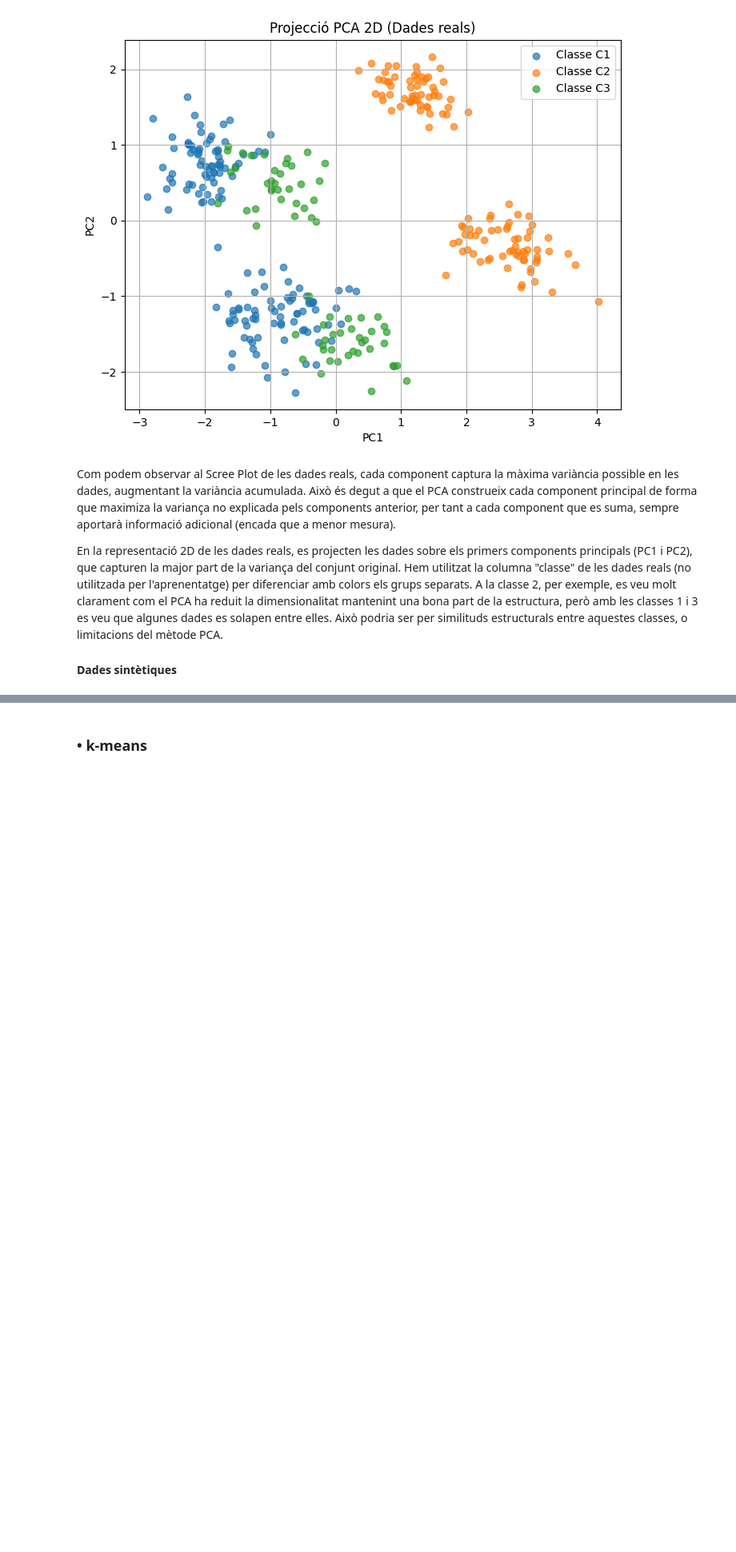
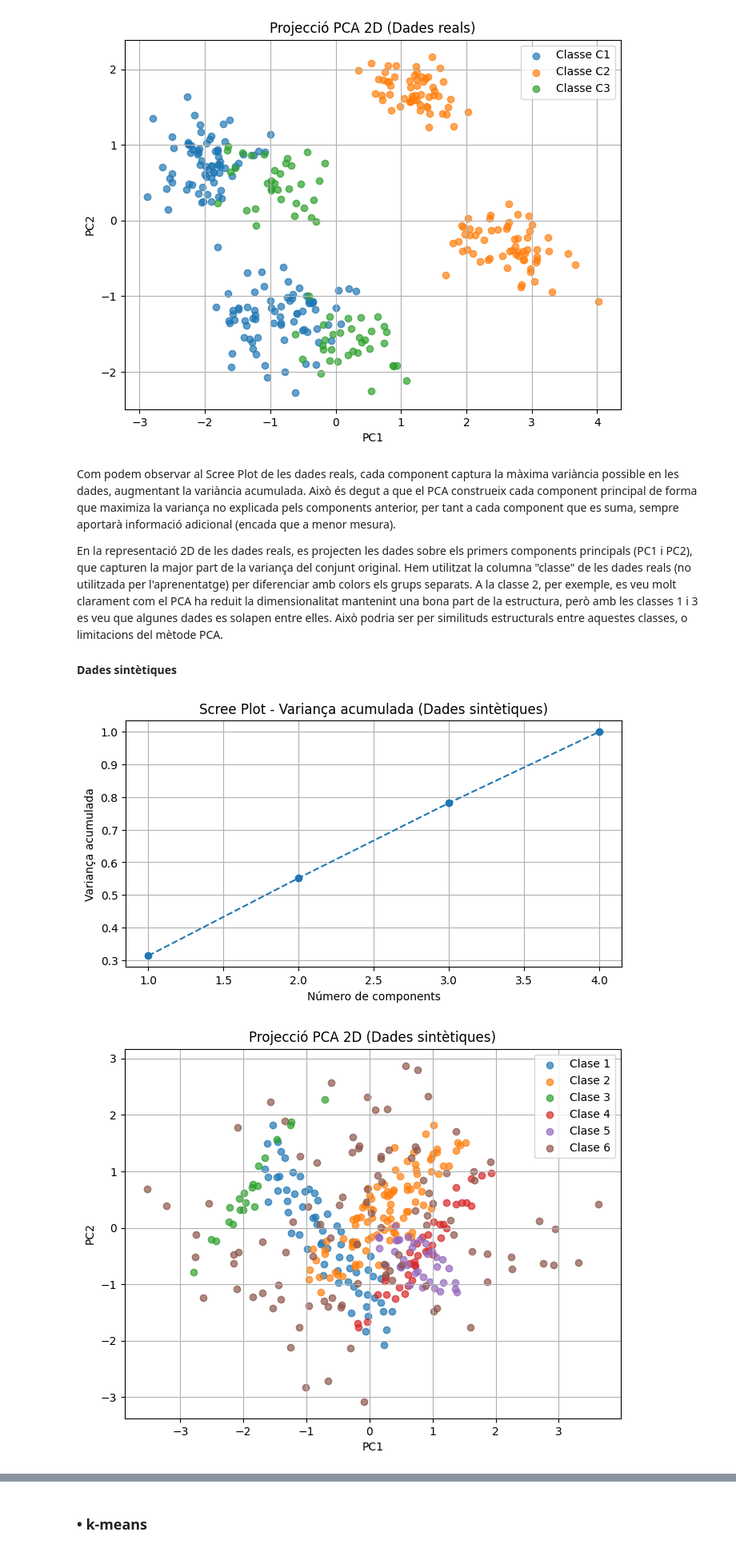
Before and after one commit to angelacn/Practica2AAMD, a Jupyter notebook: A2-Group_Y-Philippe_Lemoine-Angela_Carrillo.ipynb, the cells around one changed output, grey strips where cells are left out. Shown at 80% size. Cells and saved outputs as stored; diff of their text form; code cells hidden in the pictures; blank space fills up the shorter version.

```diff
--- a/A2-Group_Y-Philippe_Lemoine-Angela_Carrillo.ipynb
+++ b/A2-Group_Y-Philippe_Lemoine-Angela_Carrillo.ipynb
@@ -58,20 +54,18 @@ PCA és una tècnica que redueix la dimensionalitat de les dades, i projecta les
 #### Dades reals
 # %%
-x_real = df_real.copy()
+x_real = df_real_scaled.copy()
 
 # Classe i localització de les dades reals per després fer la visualització de dades
 y_real = df_real_og['Class']
 loc_real = df_real_og['Location']
 
-
-
 # Apliquem PCA
-pca_real = PCA()
-x_real_pca = pca_real.fit_transform(x_real_scaled)
+pca = PCA()
+x_real_pca = pca.fit_transform(x_real)
 
 # Scree plot de la variància acumulada
 plt.figure(figsize=(8, 4))
-plt.plot(range(1, len(pca_real.explained_variance_ratio_)+1), pca_real.explained_variance_ratio_.cumsum(), marker='o', linestyle='--')
+plt.plot(range(1, len(pca.explained_variance_ratio_)+1), pca.explained_variance_ratio_.cumsum(), marker='o', linestyle='--')
 plt.title('Scree Plot - Variància acumulada (Dades reals)')
 plt.xlabel('Número de components')
 plt.ylabel('Variància acumulada')
@@ -101,38 +95,36 @@ A la classe 2, per exemple, es veu molt clarament com el PCA ha reduit la dimens
 
 #### Dades sintètiques
 # %%
-x_synthetic = df_synthetic.copy()
+x_synthetic = df_syn_scaled.copy()
 
 # Classe per visualitzar
 y_synthetic = df_synthetic_og['class']
 
-
-
 # PCA
-pca_syn = PCA()
-X_syn_pca = pca_syn.fit_transform(X_syn_scaled)
+x_syn_pca = pca.fit_transform(x_synthetic)
 
 # Scree plot
 plt.figure(figsize=(8, 4))
-plt.plot(range(1, len(pca_syn.explained_variance_ratio_)+1),
-         pca_syn.explained_variance_ratio_.cumsum(),
-         marker='o', linestyle='--')
-plt.title('Scree Plot - Varianza acumulada (Datos sintéticos)')
-plt.xlabel('Número de componentes')
-plt.ylabel('Varianza acumulada')
+plt.plot(range(1, len(pca.explained_variance_ratio_)+1), pca.explained_variance_ratio_.cumsum(), marker='o', linestyle='--')
+plt.title('Scree Plot - Variança acumulada (Dades sintètiques)')
+plt.xlabel('Número de components')
+plt.ylabel('Variança acumulada')
 plt.grid(True)
 plt.show()
 
-# 6. Visualització PCA 2D
+# Visualització PCA 2D
 plt.figure(figsize=(8, 6))
 for clase in sorted(y_synthetic.unique()):
     idx = y_synthetic == clase
-    plt.scatter(X_syn_pca[idx, 0], X_syn_pca[idx, 1], label=f'Clase {clase}', alpha=0.7)
+    plt.scatter(x_syn_pca[idx, 0], x_syn_pca[idx, 1], label=f'Clase {clase}', alpha=0.7)
 
-plt.title('Proyección PCA 2D (Datos sintéticos)')
+plt.title('Projecció PCA 2D (Dades sintètiques)')
 plt.xlabel('PC1')
 plt.ylabel('PC2')
 plt.legend()
 plt.grid(True)
 plt.show()
+# %% [output]
+[figure, added]
+[figure, added]
 # %% [markdown]
```
Also changed, not shown: parts of 7 cells of this notebook.
